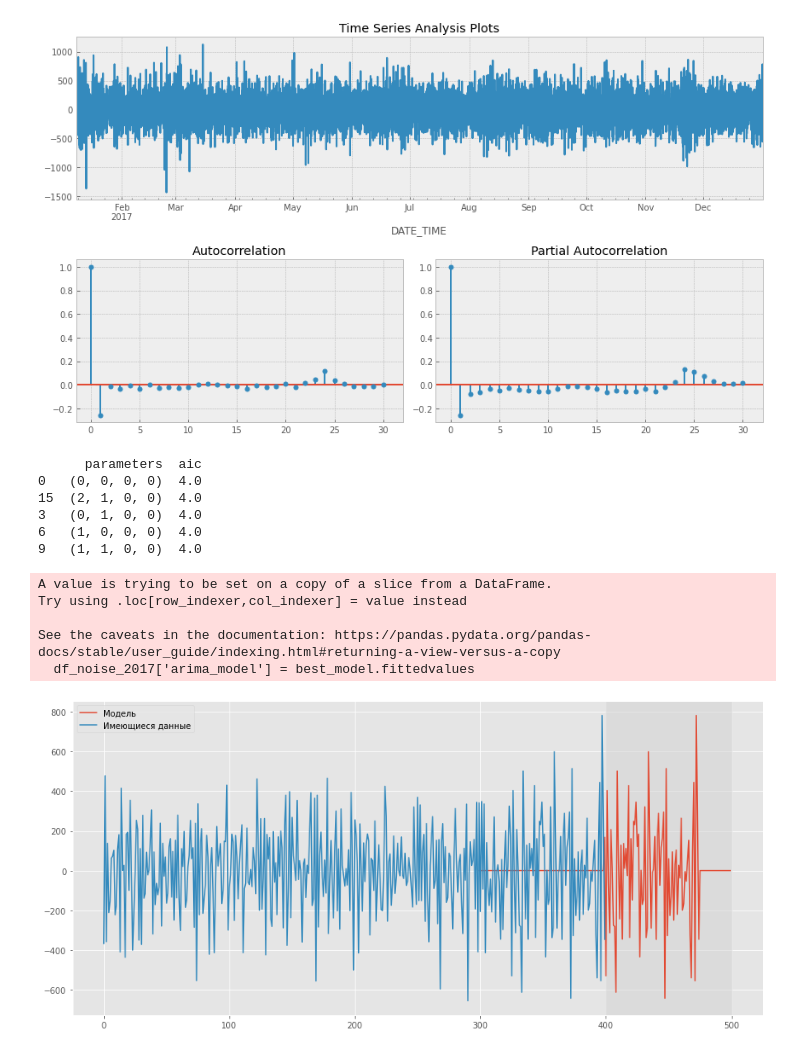
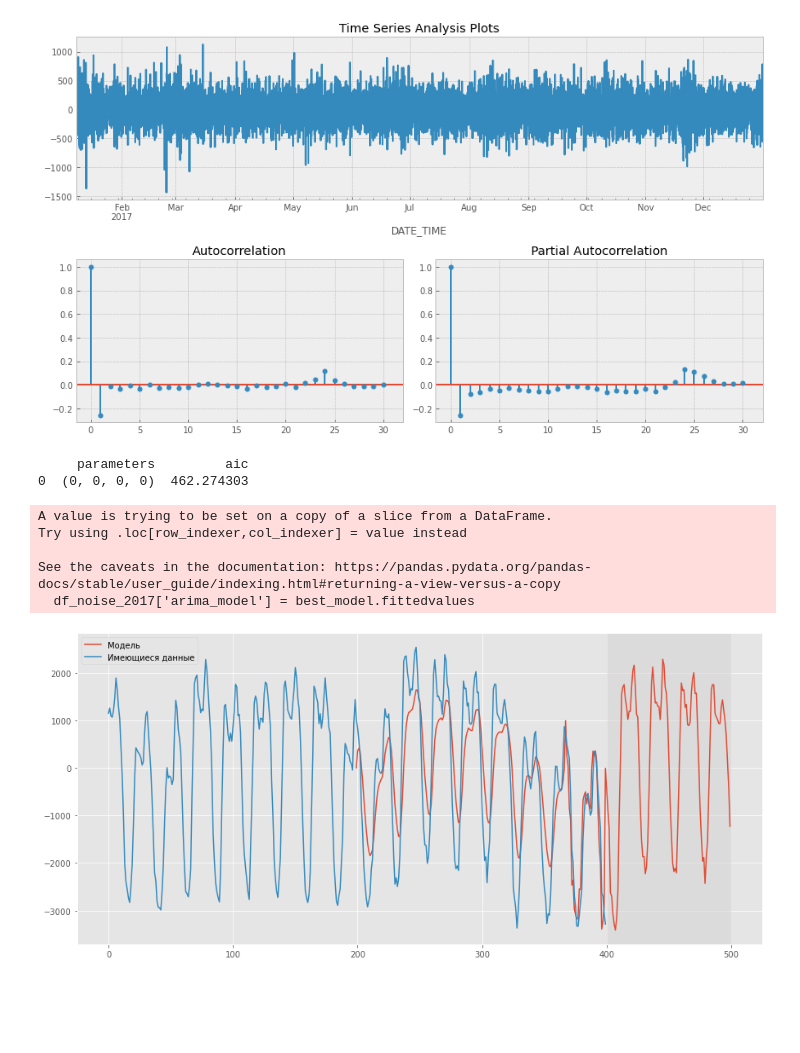
Before and after one commit to akhmetovcr/inn_btg_final, a Jupyter notebook: main.ipynb, the cells around one changed output. Cells and saved outputs as stored; diff of their text form; code cells hidden in the pictures; blank space fills up the shorter version.

```diff
--- a/main.ipynb
+++ b/main.ipynb
@@ -402,10 +402,10 @@ tsplot(df_noise_2017['DIFF'][~np.isnan(df_noise_2017['DIFF'])], lags=30)
 [figure]
 # %%
 # Подбор параметров модели
-ps = range(0, 3)
+ps = range(0, 1)
 d=1
-qs = range(0, 2)
-Ps = range(0, 3)
+qs = range(0, 1)
+Ps = range(0, 1)
 D=1
 Qs = range(0, 1)
 
@@ -421,7 +421,7 @@ best_aic = float("inf")
 for param in tqdm(parameters_list):
     #try except нужен, потому что на некоторых наборах параметров модель не обучается
     try:
-        model=sm.tsa.statespace.SARIMAX(df_noise_2017['DIFF'][-100:], rder=(param[0], d, param[1]),
+        model=sm.tsa.statespace.SARIMAX(df_noise_2017['E_USE_FACT'][-200:], rder=(param[0], d, param[1]),
                                         seasonal_order=(param[2], D, param[3], 24*7)).fit(disp=-1)
     #выводим параметры, на которых модель не обучается и переходим к следующему набору
     except ValueError:
@@ -441,28 +441,24 @@ result_table = pd.DataFrame(results)
 result_table.columns = ['parameters', 'aic']
 print(result_table.sort_values(by = 'aic', ascending=True).head())
 # %% [output]
-      parameters  aic
-0   (0, 0, 0, 0)  4.0
-15  (2, 1, 0, 0)  4.0
-3   (0, 1, 0, 0)  4.0
-6   (1, 0, 0, 0)  4.0
-9   (1, 1, 0, 0)  4.0
+     parameters         aic
+0  (0, 0, 0, 0)  462.274303
 # %%
 # Демонстрация решения
 df_noise_2017['arima_model'] = best_model.fittedvalues
-forecast = best_model.predict(start = df_noise_2017.shape[0], end = df_noise_2017.shape[0]+100)
+forecast = best_model.predict(start = df_noise_2017.shape[0], end = df_noise_2017.shape[0] + 100)
 forecast = df_noise_2017.arima_model.append(forecast).values[-500:]
-actual = df_noise_2017.DIFF.values[-400:]
+actual = df_noise_2017.E_USE_FACT.values[-400:]
 plt.figure(figsize=(15, 7))
 plt.plot(forecast, label="Модель")
 plt.plot(actual, label="Имеющиеся данные")
 plt.legend()
 plt.axvspan(len(actual), len(forecast), alpha=0.5, color='lightgrey')
 plt.grid(True)
 # %% [output]
 A value is trying to be set on a copy of a slice from a DataFrame.
 Try using .loc[row_indexer,col_indexer] = value instead
 
 See the caveats in the documentation: https://pandas.pydata.org/pandas-docs/stable/user_guide/indexing.html#returning-a-view-versus-a-copy
   df_noise_2017['arima_model'] = best_model.fittedvalues
-[figure, old version]
+[figure, new version]
```
Also changed, not shown: parts of 1 cell of this notebook.
